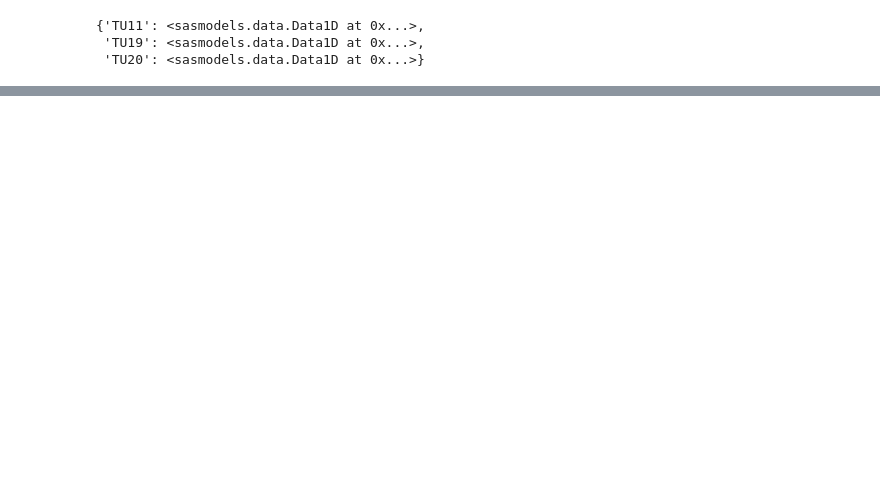
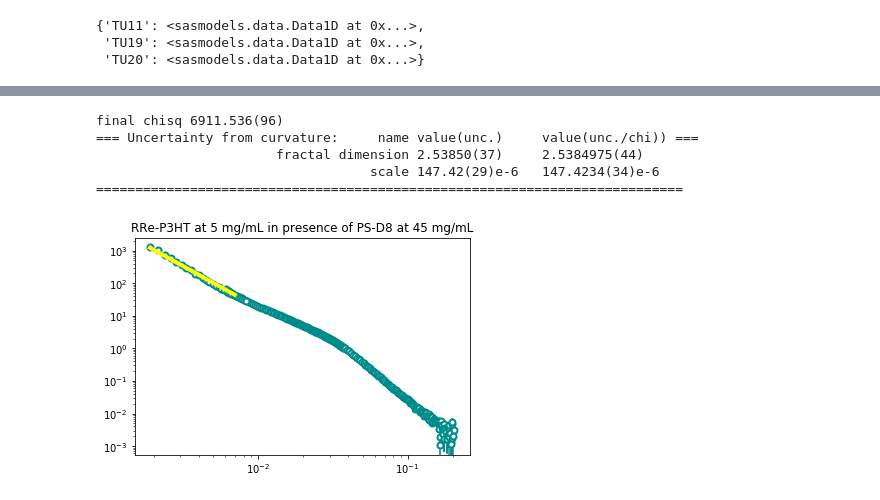
Before and after one commit to pozzo-research-group/c-wolf-blends-morphology, a Jupyter notebook: sans/Liquid_Samples/Fitting_RReP3HT_PS_Toluene.ipynb, the cells around one changed output, grey strips where cells are left out. Saved outputs shown, nothing was run; the diff lists cells and outputs as text; code cells hidden in the pictures; blank space fills up the shorter version.

```diff
--- a/sans/Liquid_Samples/Fitting_RReP3HT_PS_Toluene.ipynb
+++ b/sans/Liquid_Samples/Fitting_RReP3HT_PS_Toluene.ipynb
@@ -1003,0 +273,62 @@ plt.show()
+# %%
+key = 'sub_d8'
+kernel = load_model("power_law")#+flexible_cylinder")#+power_law")
+
+# loading the data
+sans_load = sans_data[key]
+#sans_load.dx = sans_load.dx-sans_load.dx # removing smearing from sans segment
+#usans_load = usans_data[key]
+#sans = sans_load
+#mask = np.where(sans_load.x>1e-6)
+#sans = sasmodels.data.Data1D(x=np.concatenate((sans_load.x[mask],usans.x)),y=np.concatenate((sans_load.y[mask],usans.y)),dy=np.concatenate((sans_load.dy[mask],usans.dy)))
+mask = np.where(sans_load.x<0.007)
+#mask2 = np.where(usans_load.x>0.0002)
+#sans = sasmodels.data.Data1D(x=np.concatenate((sans_load.x[mask],usans_load.x[mask2])),y=np.concatenate((sans_load.y[mask],usans_load.y[mask2])),dy=np.concatenate((sans_load.dy[mask],usans_load.dy[mask2])))
+sans = sasmodels.data.Data1D(x=sans_load.x[mask],y=sans_load.y[mask],dy=sans_load.dy[mask])
+#sans.mask = np.where((sans.x>0))
+
+# initial parameter values
+
+scale = Parameter(1, name='scale').range(0,inf)
+background = Parameter(0, name='background')
+power_exp = Parameter(2, name='fractal dimension').range(1,4)
+
+sans_model = Model(
+    model=kernel,
+    scale=scale,
+    background=background,
+    power=power_exp,
+#     B_scale=B_scale,
+#     B_length = B_length,
+#     B_length_pd_type='lognormal',
+#     B_length_pd = B_length_pd,
+#     B_length_pd_n = B_length_pd_n,
+#     B_length_pd_nsigma = B_length_pd_nsigma,
+#     B_kuhn_length = B_kuhn_length,
+#     B_radius = B_radius,
+#     B_sld=sld,
+#     B_sld_solvent=sld_solvent,
+)
+
+
+sans_experiment=Experiment(data=sans, model=sans_model)
+problem=FitProblem(sans_experiment)
+result=fit(problem, method='lm',verbose=True)
+#result=fit(problem, method='dream', verbose=True,steps=200)
+
+plt.errorbar(sans_load.x,sans_load.y,yerr=sans_load.dy,fmt='o',color=colors[key],mew=2,mfc='white')
+#plt.errorbar(usans_load.x,usans_load.y,yerr=usans_load.dy,fmt='o',color=colors[key],mew=2,mfc='white')
+power_law_fits[key] = (sans.x, problem)
+sort_mask = np.argsort(sans.x)
+plt.errorbar(sans.x[sort_mask],problem.fitness.theory()[sort_mask],fmt='-',linewidth=4,color='yellow')
+plt.title(names[key])
+
+plt.xscale('log')
+plt.yscale('log')
+# %% [output]
+final chisq 6911.536(96)
+=== Uncertainty from curvature:     name value(unc.)     value(unc./chi)) ===
+                       fractal dimension 2.53850(37)     2.5384975(44)
+                                   scale 147.42(29)e-6   147.4234(34)e-6
+===========================================================================
+[figure, added]
```
Also changed, not shown: parts of 39 cells of this notebook.
